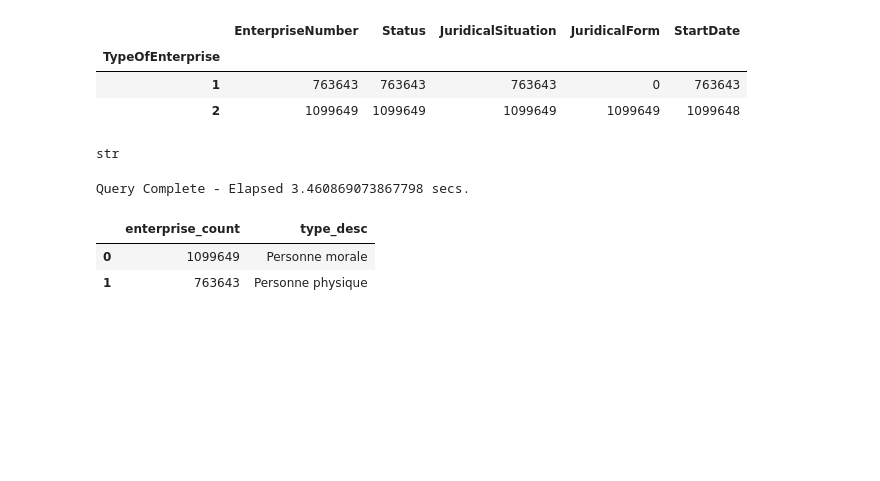
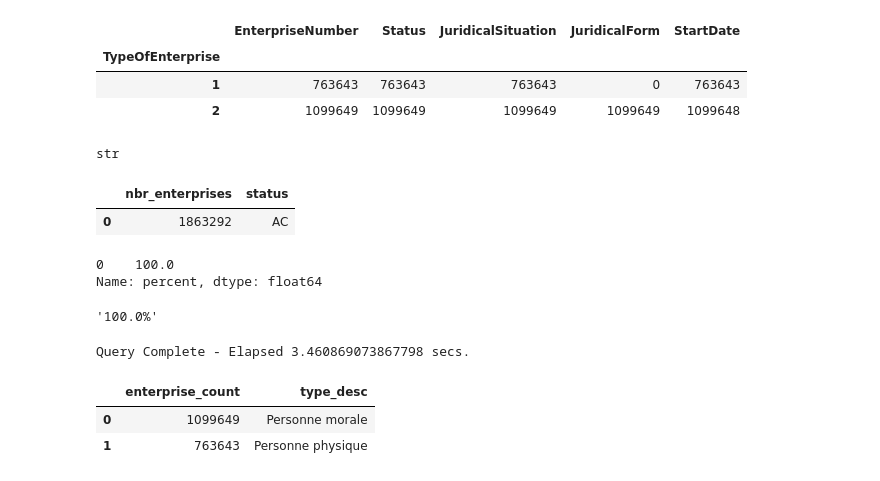
Before and after one commit to tanialemos/data_viz_SQL, a Jupyter notebook: notebook.ipynb, the cells around one changed output. Drawn from its saved outputs; the diff is of its cells as text; code cells hidden in the pictures; blank space fills up the shorter version.

```diff
--- a/notebook.ipynb
+++ b/notebook.ipynb
@@ -83,0 +89,11 @@ status_percent['AC']
+# %%
+start_time = time.time()
+
+rows = run_query('''
+    select count(EnterpriseNumber) as nbr_entreprises, Status
+    from enterprise
+    group by Status
+   ''')
+
+end_time = time.time()
+print(f"Query Complete - Elapsed {(end_time - start_time)} secs.")
@@ -103,3 +116,21 @@ def run_query(query):
+# %%
+cols = ['nbr_enterprises', 'status']
+df_status = pd.DataFrame(rows, columns=cols)
+df_status
+# %% [output]
+|  | nbr_enterprises | status |
+| 0 | 1863292 | AC |
+# %%
+df_status['percent'] = df_status['nbr_enterprises'] / df_status['nbr_enterprises'].sum() * 100
+df_status['percent']
+# %% [output]
+0    100.0
+Name: percent, dtype: float64
+# %%
+percent = str(df_status.at[0, 'percent']) + '%'
+percent
+# %% [output]
+'100.0%'
 # %%
 start_time = time.time()
 
```
Also changed, not shown: parts of 3 cells of this notebook, 1 other file.
